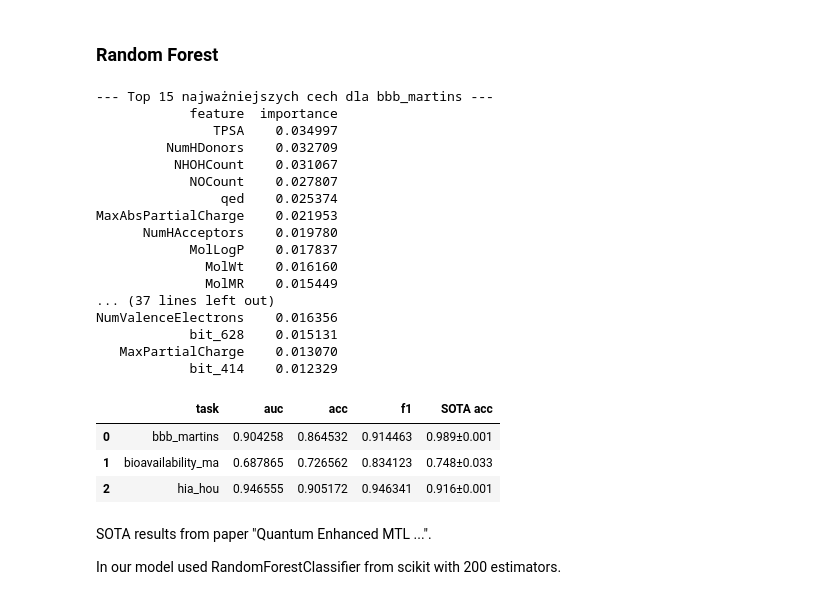
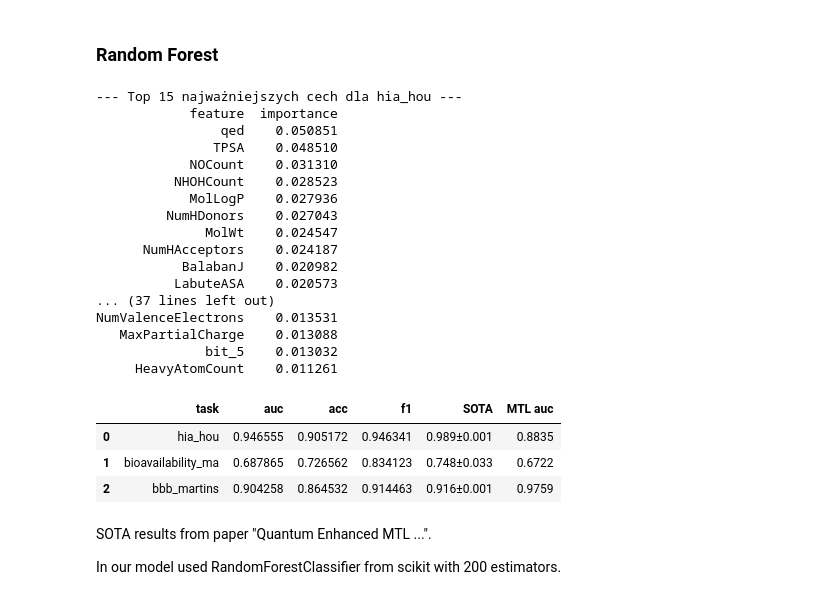
Before and after one commit to FBI223/ADMET_MULTI_TASK_LEARNING, a Jupyter notebook: TODO/zadanie1/michal/zad1.ipynb, the cells around one changed output. Cells and saved outputs as stored; diff of their text form; code cells hidden in the pictures.

```diff
--- a/TODO/zadanie1/michal/zad1.ipynb
+++ b/TODO/zadanie1/michal/zad1.ipynb
@@ -81,30 +81,35 @@ plt.show()
 ### Random Forest
 # %%
 summary_df = random_forest_model.run_single_task_pipeline(df, tasks)
-summary_df['SOTA acc'] = ['0.989±0.001', '0.748±0.033', '0.916±0.001']
+summary_df['SOTA'] = ['0.989±0.001', '0.748±0.033', '0.916±0.001']
+summary_df['MTL auc'] = [' 0.8835', '0.6722', '0.9759']
+
+# bbb_martins: 0.8835
+# bioavailability_ma: 0.6722
+# hia_hou: 0.9759
 summary_df
 # %% [output]
---- Top 15 najważniejszych cech dla bbb_martins ---
+--- Top 15 najważniejszych cech dla hia_hou ---
             feature  importance
-               TPSA    0.034997
-         NumHDonors    0.032709
-          NHOHCount    0.031067
-            NOCount    0.027807
-                qed    0.025374
-MaxAbsPartialCharge    0.021953
-      NumHAcceptors    0.019780
-            MolLogP    0.017837
-              MolWt    0.016160
-              MolMR    0.015449
+                qed    0.050851
+               TPSA    0.048510
+            NOCount    0.031310
+          NHOHCount    0.028523
+            MolLogP    0.027936
+         NumHDonors    0.027043
+              MolWt    0.024547
+      NumHAcceptors    0.024187
+           BalabanJ    0.020982
+          LabuteASA    0.020573
 ... (37 lines left out)
-NumValenceElectrons    0.016356
-            bit_628    0.015131
-   MaxPartialCharge    0.013070
-            bit_414    0.012329
+NumValenceElectrons    0.013531
+   MaxPartialCharge    0.013088
+              bit_5    0.013032
+     HeavyAtomCount    0.011261
-|  | task | auc | acc | f1 | SOTA acc |
-| 0 | bbb_martins | 0.904258 | 0.864532 | 0.914463 | 0.989±0.001 |
-| 1 | bioavailability_ma | 0.687865 | 0.726562 | 0.834123 | 0.748±0.033 |
-| 2 | hia_hou | 0.946555 | 0.905172 | 0.946341 | 0.916±0.001 |
+|  | task | auc | acc | f1 | SOTA | MTL auc |
+| 0 | hia_hou | 0.946555 | 0.905172 | 0.946341 | 0.989±0.001 | 0.8835 |
+| 1 | bioavailability_ma | 0.687865 | 0.726562 | 0.834123 | 0.748±0.033 | 0.6722 |
+| 2 | bbb_martins | 0.904258 | 0.864532 | 0.914463 | 0.916±0.001 | 0.9759 |
 # %% [markdown]
 
 SOTA results from paper "Quantum Enhanced MTL ...".
```
Also changed, not shown: parts of 1 cell of this notebook, 2 other files.
